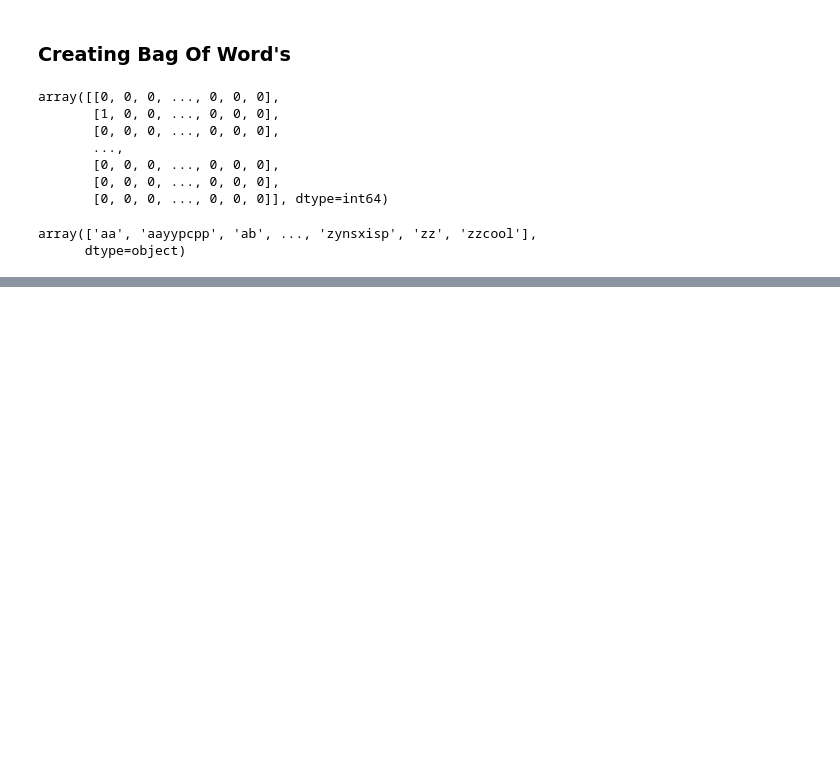
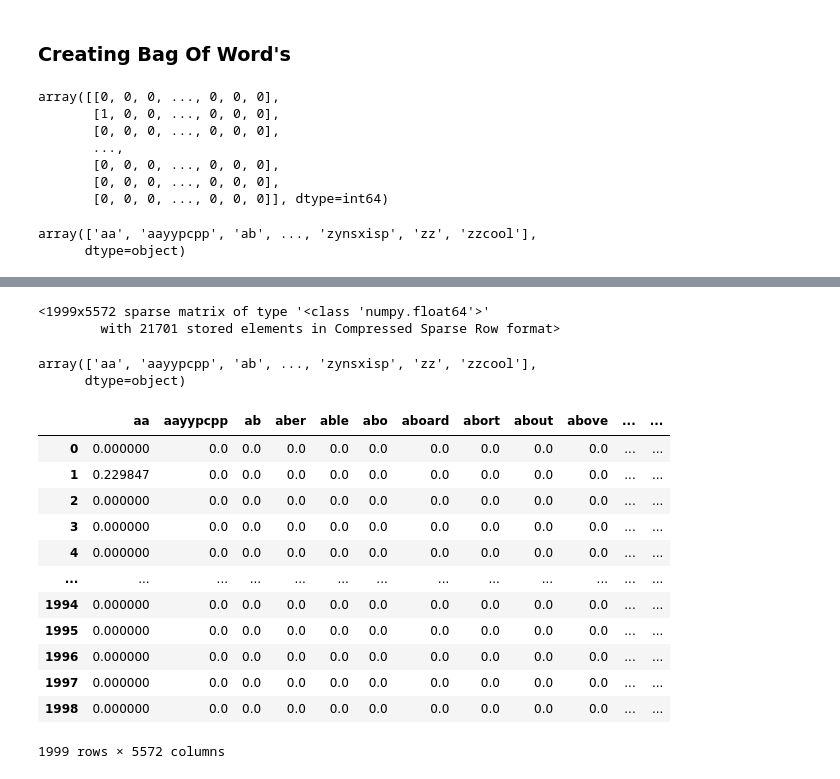
Before and after one commit to kunal-mallick/Data-Science-Assignments, a Jupyter notebook: Assignment_11_Text Mining/Code/Q1_Elon_musk.ipynb, the cells around one changed output, grey strips where cells are left out. Drawn from its saved outputs; the diff is of its cells as text; code cells hidden in the pictures; blank space fills up the shorter version.

```diff
--- a/Assignment_11_Text Mining/Code/Q1_Elon_musk.ipynb
+++ b/Assignment_11_Text Mining/Code/Q1_Elon_musk.ipynb
@@ -118,0 +155,32 @@ array(['aa', 'aayypcpp', 'ab', ..., 'zynsxisp', 'zz', 'zzcool'],
+# %%
+tf = TfidfVectorizer()
+
+x_tf = tf.fit_transform(corpus)
+
+x_tf
+# %% [output]
+<1999x5572 sparse matrix of type '<class 'numpy.float64'>'
+        with 21701 stored elements in Compressed Sparse Row format>
+# %%
+tf.get_feature_names_out()
+# %% [output]
+array(['aa', 'aayypcpp', 'ab', ..., 'zynsxisp', 'zz', 'zzcool'],
+      dtype=object)
+# %%
+tf_idf = pd.DataFrame(x_tf.toarray(), columns=tf.get_feature_names_out())
+
+tf_idf
+# %% [output]
+|  | aa | aayypcpp | ab | aber | able | abo | aboard | abort | about | above | ... | ... |
+| 0 | 0.000000 | 0.0 | 0.0 | 0.0 | 0.0 | 0.0 | 0.0 | 0.0 | 0.0 | 0.0 | ... | ... |
+| 1 | 0.229847 | 0.0 | 0.0 | 0.0 | 0.0 | 0.0 | 0.0 | 0.0 | 0.0 | 0.0 | ... | ... |
+| 2 | 0.000000 | 0.0 | 0.0 | 0.0 | 0.0 | 0.0 | 0.0 | 0.0 | 0.0 | 0.0 | ... | ... |
+| 3 | 0.000000 | 0.0 | 0.0 | 0.0 | 0.0 | 0.0 | 0.0 | 0.0 | 0.0 | 0.0 | ... | ... |
+| 4 | 0.000000 | 0.0 | 0.0 | 0.0 | 0.0 | 0.0 | 0.0 | 0.0 | 0.0 | 0.0 | ... | ... |
+| ... | ... | ... | ... | ... | ... | ... | ... | ... | ... | ... | ... | ... |
+| 1994 | 0.000000 | 0.0 | 0.0 | 0.0 | 0.0 | 0.0 | 0.0 | 0.0 | 0.0 | 0.0 | ... | ... |
+| 1995 | 0.000000 | 0.0 | 0.0 | 0.0 | 0.0 | 0.0 | 0.0 | 0.0 | 0.0 | 0.0 | ... | ... |
+| 1996 | 0.000000 | 0.0 | 0.0 | 0.0 | 0.0 | 0.0 | 0.0 | 0.0 | 0.0 | 0.0 | ... | ... |
+| 1997 | 0.000000 | 0.0 | 0.0 | 0.0 | 0.0 | 0.0 | 0.0 | 0.0 | 0.0 | 0.0 | ... | ... |
+| 1998 | 0.000000 | 0.0 | 0.0 | 0.0 | 0.0 | 0.0 | 0.0 | 0.0 | 0.0 | 0.0 | ... | ... |
+1999 rows × 5572 columns
```
Also changed, not shown: parts of 7 cells of this notebook.
